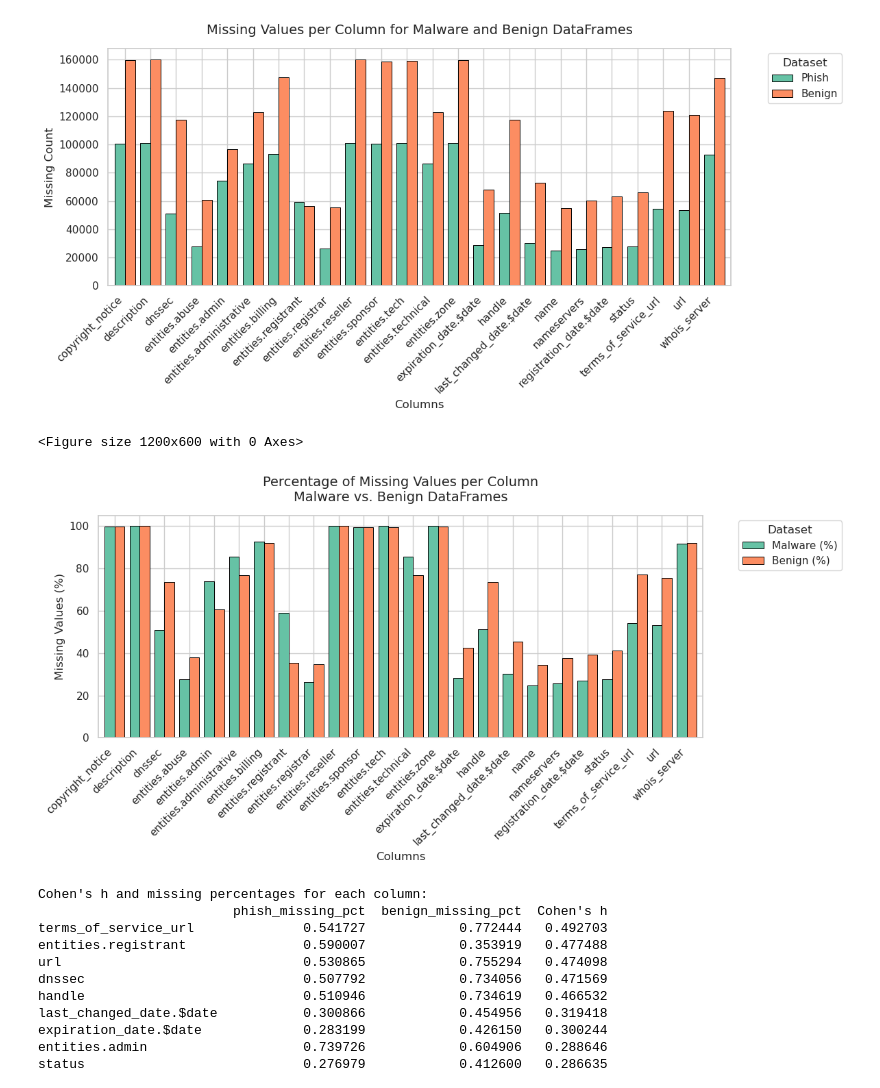
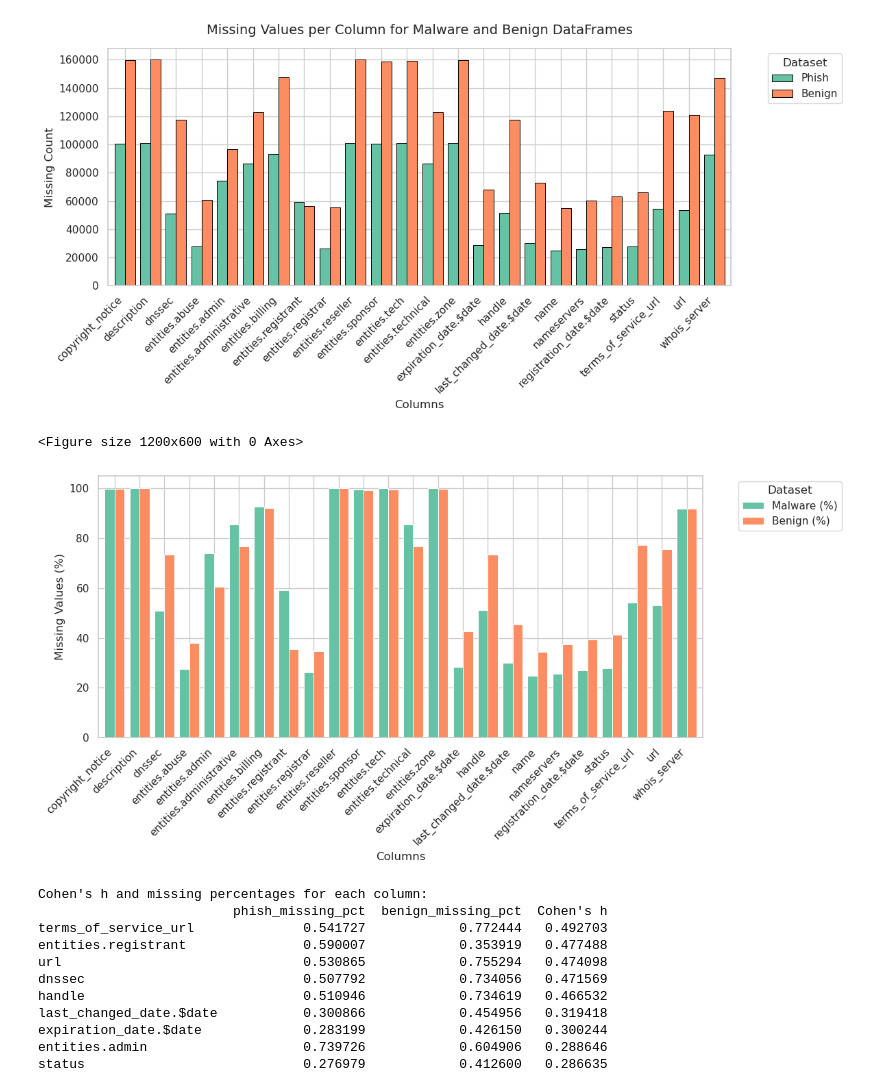
Before and after one commit to fbucko/transformers, a Jupyter notebook: data/rdap_malware_preprocess.ipynb, the cells around one changed output. Saved outputs shown, nothing was run; the diff lists cells and outputs as text; code cells hidden in the pictures.

Commit message:
EDIT: Notebooks updated with new graph desings

```diff
--- a/data/rdap_malware_preprocess.ipynb
+++ b/data/rdap_malware_preprocess.ipynb
@@ -508,36 +508,36 @@ missing_pct = missing_pct[(missing_pct['Malware (%)'] > 0) | (missing_pct['Benig
 sns.set_theme(style="whitegrid")
 
 # 5. Plot a grouped bar chart
 plt.figure(figsize=(12, 6))
 colors = sns.color_palette("Set2", n_colors=2)
 ax = missing_pct.plot(
     kind='bar',
     color=colors,
     width=0.8,
-    edgecolor='black',
+    # edgecolor='black',
     linewidth=0.7,
     figsize=(12, 6)
 )
 
 # 6. Customize the title and labels
-ax.set_title("Percentage of Missing Values per Column\nMalware vs. Benign DataFrames", fontsize=14, pad=15)
+# ax.set_title("Percentage of Missing Values per Column\nMalware vs. Benign DataFrames", fontsize=14, pad=15)
 ax.set_xlabel("Columns", fontsize=12)
 ax.set_ylabel("Missing Values (%)", fontsize=12)
 
 # 7. Improve x-axis label rotation
 plt.xticks(rotation=45, ha='right')
 
 # 8. Move the legend (optional)
 plt.legend(title='Dataset', bbox_to_anchor=(1.05, 1), loc='upper left')
 
 # 9. Tight layout for readability
 plt.tight_layout()
 
 # 10. Display the plot
 plt.show()
 # %% [output]
 <Figure size 1200x600 with 0 Axes>
-[figure, old version]
+[figure, new version]
 # %%
 # Function to compute Cohen's h between two proportions
 def cohens_h(p1, p2):
```
Also changed, not shown: parts of 6 cells of this notebook, 3 other files.
